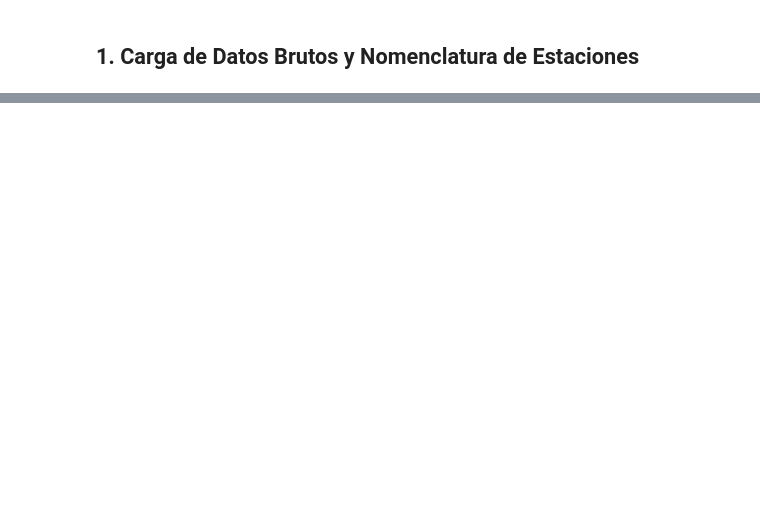
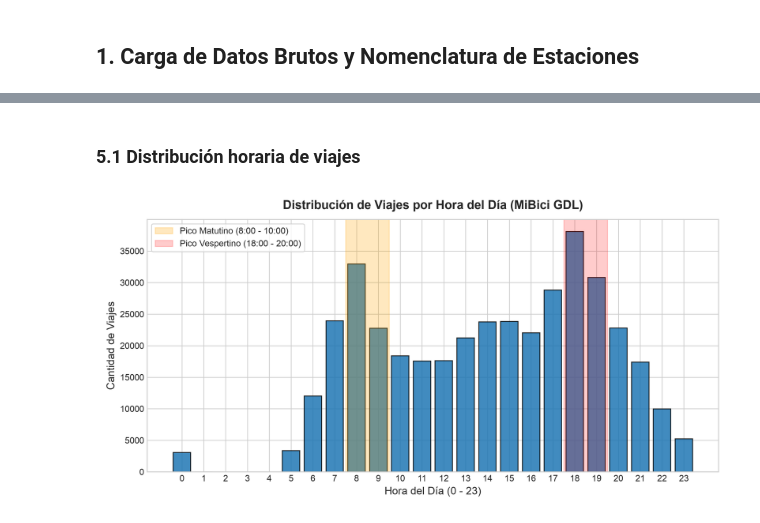
Before and after one commit to AntonioVazquezMartinez/Operacion-de-aprendizaje-automatico---Proyecto-Bici, a Jupyter notebook: notebooks/01_eda_mibici.ipynb, the cells around one changed output, grey strips where cells are left out. Saved outputs shown, nothing was run; the diff lists cells and outputs as text; code cells hidden in the pictures; blank space fills up the shorter version.

```diff
--- a/notebooks/01_eda_mibici.ipynb
+++ b/notebooks/01_eda_mibici.ipynb
@@ -60,0 +208,6 @@ df_features.head(10)
+# %% [markdown]
+### 5.1 Distribución horaria de viajes
+# %%
+display(Image(filename='../reports/figures/01_distribucion_horaria.png', width=800))
+# %% [output]
+[figure, added]
```
Also changed, not shown: parts of 33 cells of this notebook.
